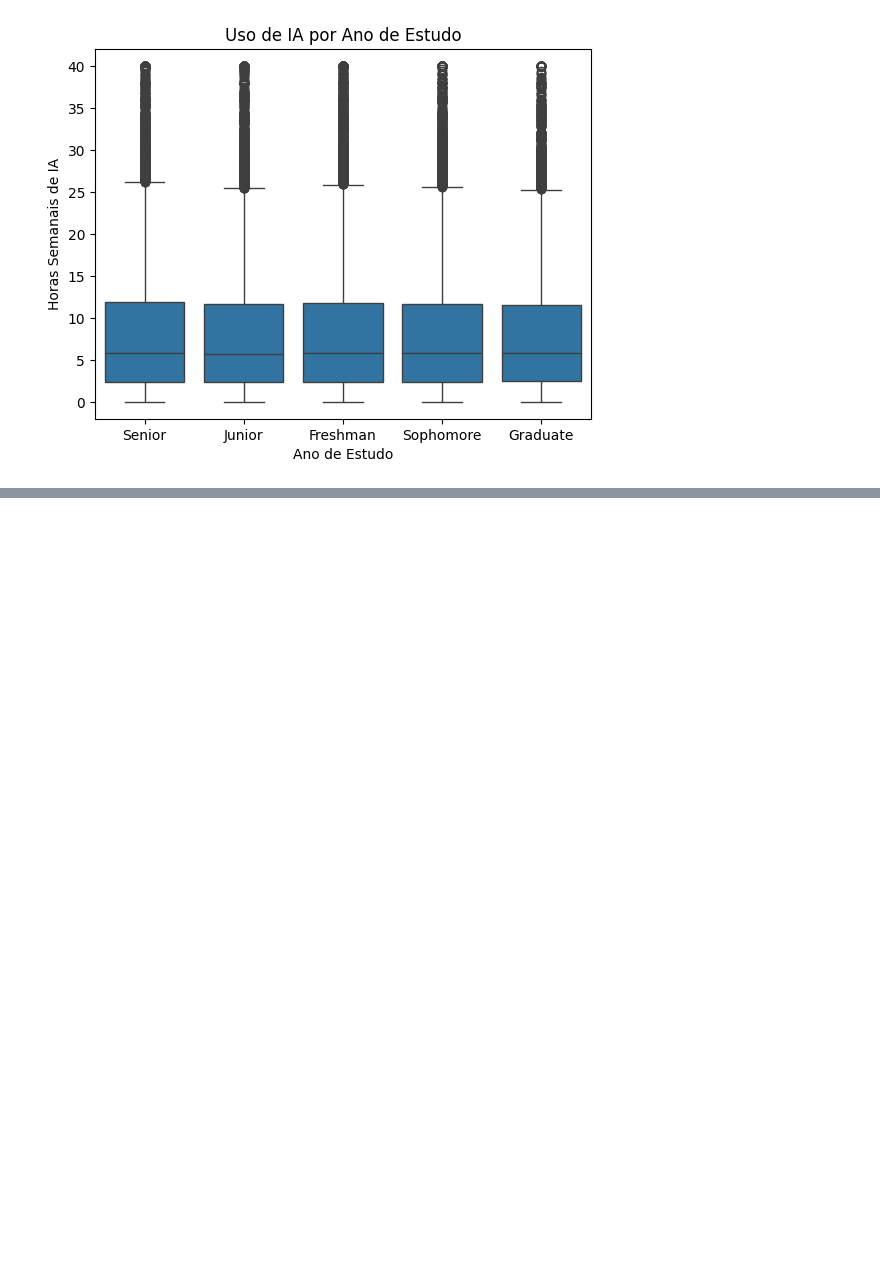
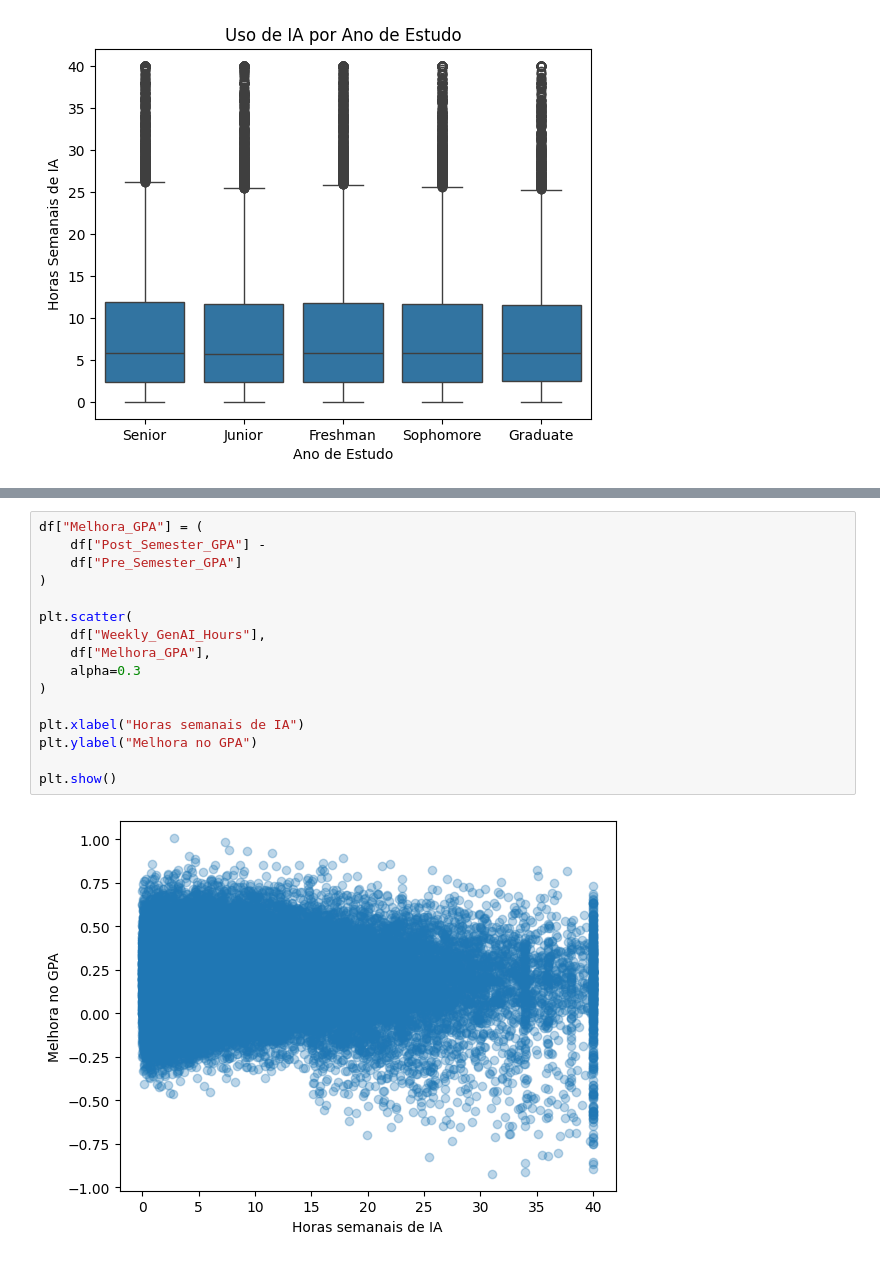
Before and after one commit to vinicuervo/Treinamento-ScitecJr-2026, a Jupyter notebook: aula3/atividade 3.ipynb, the cells around one changed output, grey strips where cells are left out. Drawn from its saved outputs; the diff is of its cells as text; blank space fills up the shorter version.

```diff
--- a/aula3/atividade 3.ipynb
+++ b/aula3/atividade 3.ipynb
@@ -181,0 +141,18 @@ plt.show()
+# %%
+df["Melhora_GPA"] = (
+    df["Post_Semester_GPA"] -
+    df["Pre_Semester_GPA"]
+)
+
+plt.scatter(
+    df["Weekly_GenAI_Hours"],
+    df["Melhora_GPA"],
+    alpha=0.3
+)
+
+plt.xlabel("Horas semanais de IA")
+plt.ylabel("Melhora no GPA")
+
+plt.show()
+# %% [output]
+[figure, added]
```
Also changed, not shown: parts of 6 cells of this notebook.
